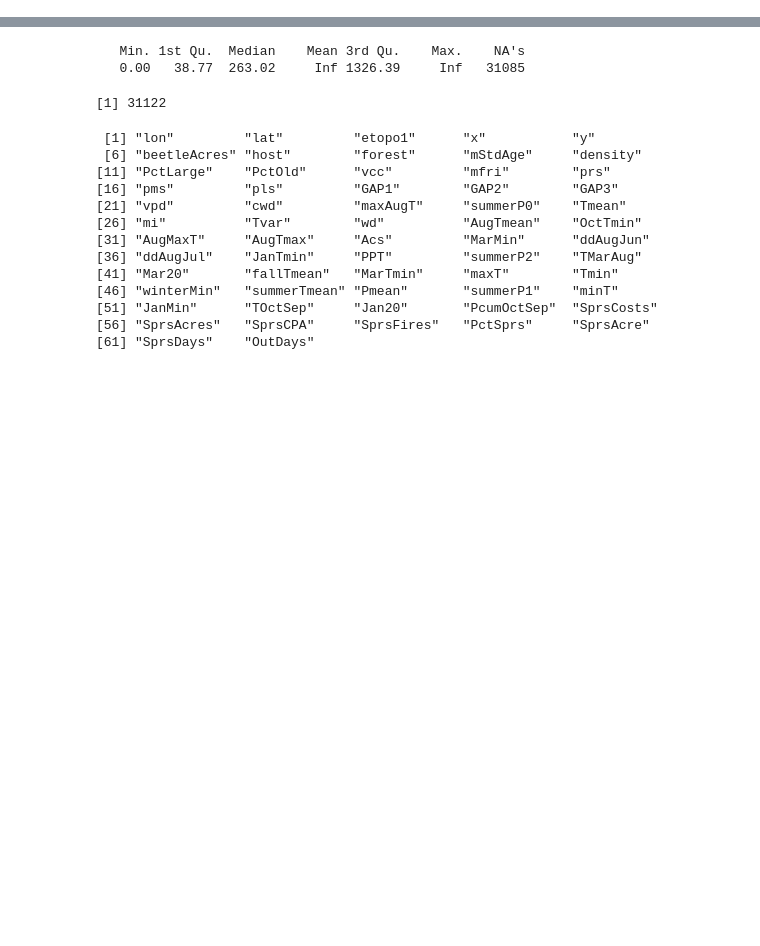
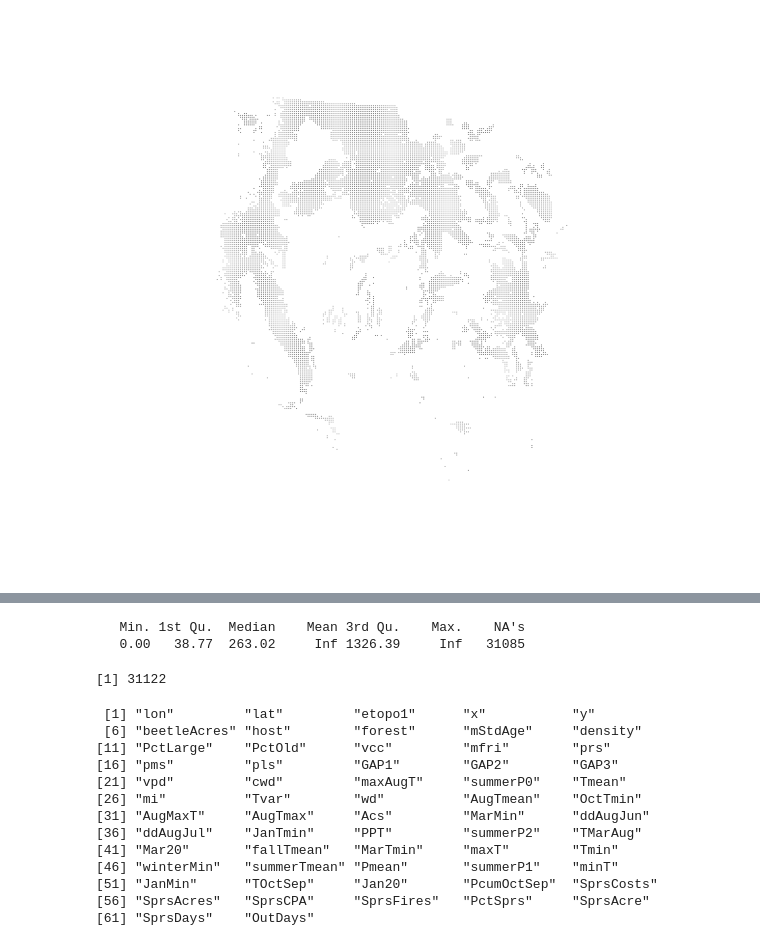
Before and after one commit to dongmeic/suppression, a Jupyter notebook: R/mpb10km_data_cleaning.ipynb, the cells around one changed output, grey strips where cells are left out. Drawn from its saved outputs; the diff is of its cells as text; code cells hidden in the pictures; blank space fills up the shorter version.

```diff
--- a/R/mpb10km_data_cleaning.ipynb
+++ b/R/mpb10km_data_cleaning.ipynb
@@ -13,0 +41,19 @@ head(data)
+# %%
+data$btl <- ifelse(!is.na(data$beetleAcres), 1, 0)
+# %%
+df2spdf <- function(col1, col2, colname1, colname2, df){
+  xy <- data.frame(df[,c(col1,col2)])
+  coordinates(xy) <- c(colname1, colname2)
+  proj4string(xy) <- mpb_projstr
+  spdf <- SpatialPointsDataFrame(coords = xy, data = df, proj4string = mpb_projstr)
+  return(spdf)
+}
+# %%
+df <- data[,c("x", "y", "btl")]
+df <- df[df$btl==1,]
+# %%
+spdf <- df2spdf(1, 2, "x", "y", df)
+# %%
+plot(spdf, cex=0.01, pch=16)
+# %% [output]
+[figure, added]
```
Also changed, not shown: parts of 8 cells of this notebook.
